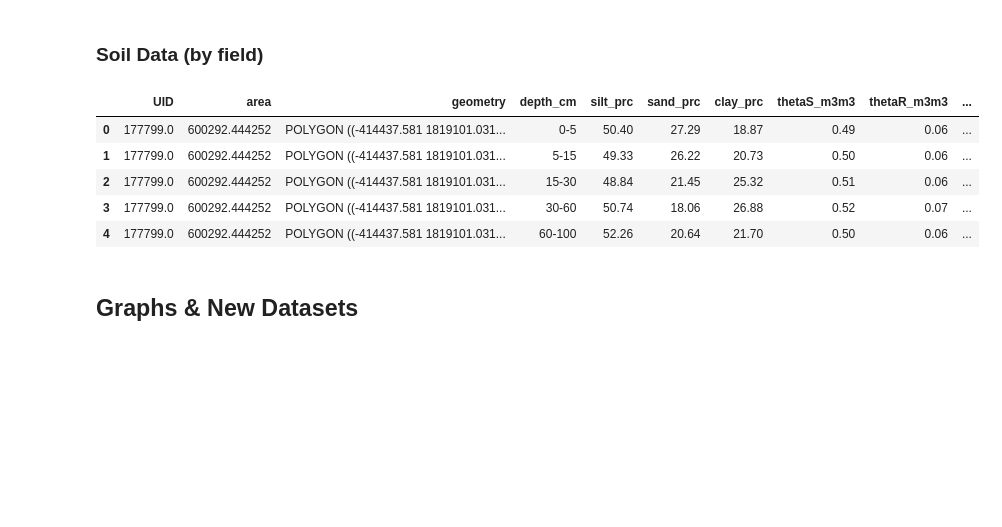
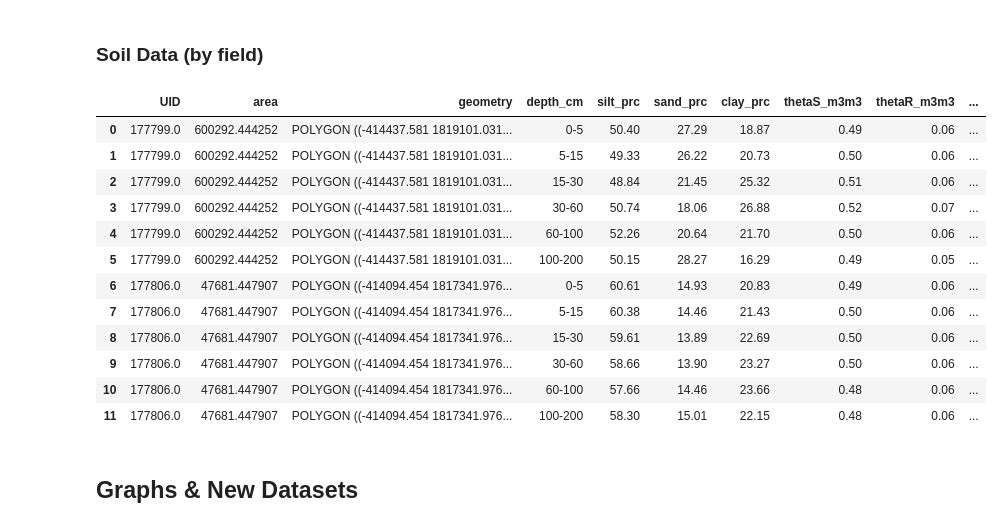
Before and after one commit to HEAL-KGS/eggs, a Jupyter notebook: eggs_data.ipynb, the cells around one changed output. Drawn from its saved outputs; the diff is of its cells as text; code cells hidden in the pictures; blank space fills up the shorter version.

```diff
--- a/eggs_data.ipynb
+++ b/eggs_data.ipynb
@@ -432,11 +435,18 @@ soil = pd.read_csv('Soil_FieldsAroundSD6KS_POLARIS_AGrinstead_20220706.csv', ind
 merge_soil = fields.merge(soil, on='UID', how='left')
 soil_fields = gpd.GeoDataFrame(merge_soil)
 # %%
-soil_fields.head()
+soil_fields.head(12)
 # %% [output]
 |  | UID | area | geometry | depth_cm | silt_prc | sand_prc | clay_prc | thetaS_m3m3 | thetaR_m3m3 | ... |
 | 0 | 177799.0 | 600292.444252 | POLYGON ((-414437.581 1819101.031... | 0-5 | 50.40 | 27.29 | 18.87 | 0.49 | 0.06 | ... |
 | 1 | 177799.0 | 600292.444252 | POLYGON ((-414437.581 1819101.031... | 5-15 | 49.33 | 26.22 | 20.73 | 0.50 | 0.06 | ... |
 | 2 | 177799.0 | 600292.444252 | POLYGON ((-414437.581 1819101.031... | 15-30 | 48.84 | 21.45 | 25.32 | 0.51 | 0.06 | ... |
 | 3 | 177799.0 | 600292.444252 | POLYGON ((-414437.581 1819101.031... | 30-60 | 50.74 | 18.06 | 26.88 | 0.52 | 0.07 | ... |
 | 4 | 177799.0 | 600292.444252 | POLYGON ((-414437.581 1819101.031... | 60-100 | 52.26 | 20.64 | 21.70 | 0.50 | 0.06 | ... |
+| 5 | 177799.0 | 600292.444252 | POLYGON ((-414437.581 1819101.031... | 100-200 | 50.15 | 28.27 | 16.29 | 0.49 | 0.05 | ... |
+| 6 | 177806.0 | 47681.447907 | POLYGON ((-414094.454 1817341.976... | 0-5 | 60.61 | 14.93 | 20.83 | 0.49 | 0.06 | ... |
+| 7 | 177806.0 | 47681.447907 | POLYGON ((-414094.454 1817341.976... | 5-15 | 60.38 | 14.46 | 21.43 | 0.50 | 0.06 | ... |
+| 8 | 177806.0 | 47681.447907 | POLYGON ((-414094.454 1817341.976... | 15-30 | 59.61 | 13.89 | 22.69 | 0.50 | 0.06 | ... |
+| 9 | 177806.0 | 47681.447907 | POLYGON ((-414094.454 1817341.976... | 30-60 | 58.66 | 13.90 | 23.27 | 0.50 | 0.06 | ... |
+| 10 | 177806.0 | 47681.447907 | POLYGON ((-414094.454 1817341.976... | 60-100 | 57.66 | 14.46 | 23.66 | 0.48 | 0.06 | ... |
+| 11 | 177806.0 | 47681.447907 | POLYGON ((-414094.454 1817341.976... | 100-200 | 58.30 | 15.01 | 22.15 | 0.48 | 0.06 | ... |
```
Also changed, not shown: parts of 42 cells of this notebook, 2 other files.
